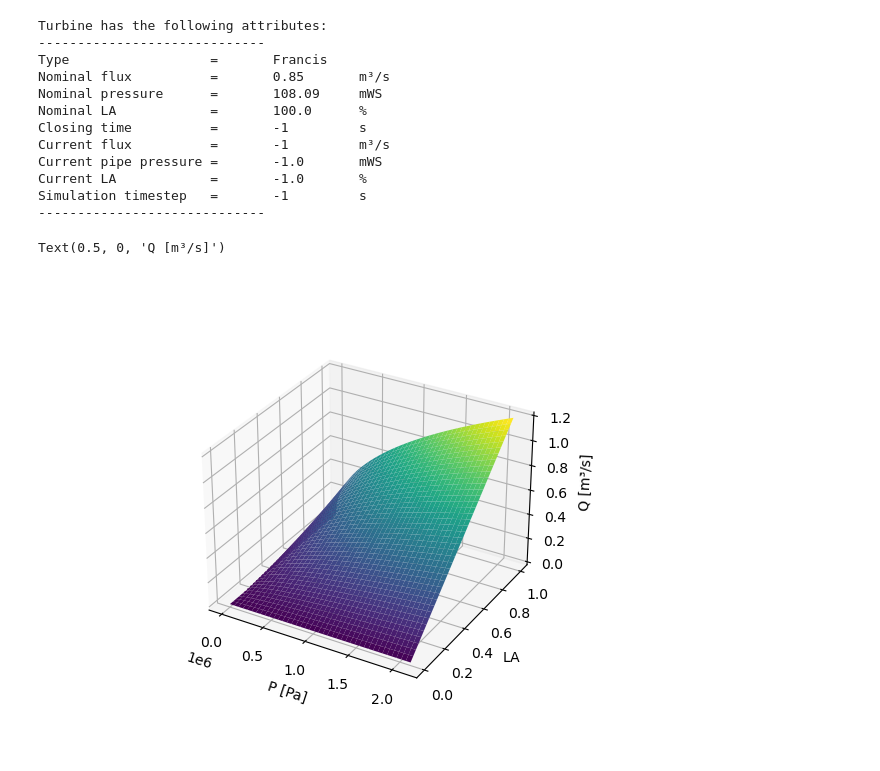
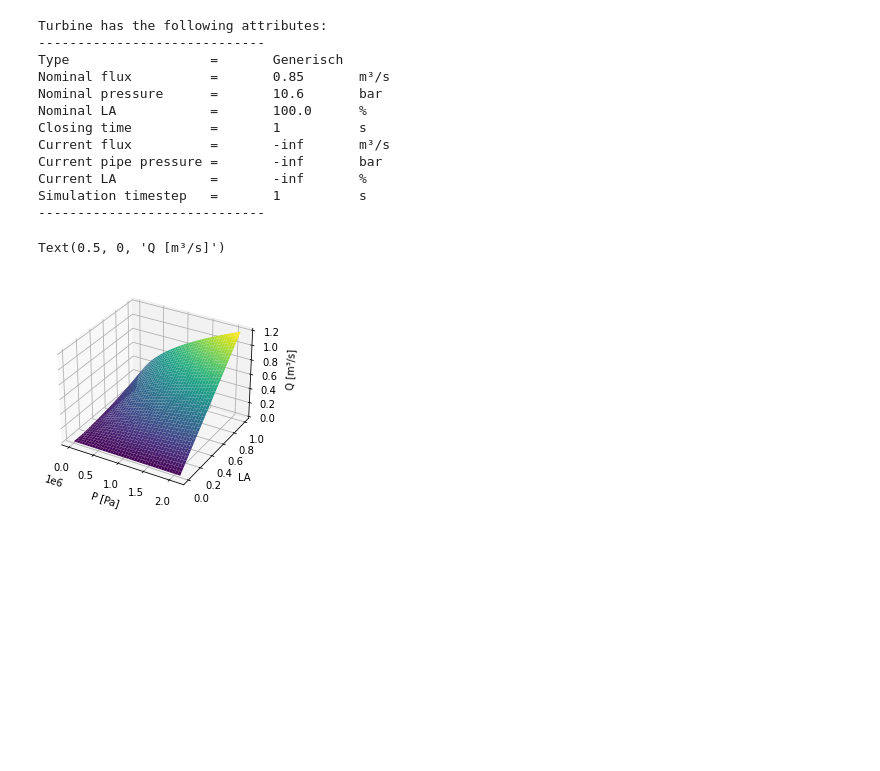
Before and after one commit to GeorgBrantegger/Kelag_DT_Slot_3, a Jupyter notebook: Turbinen/Turbinen_test_Kennlinie.ipynb, the cells around one changed output. Drawn from its saved outputs; the diff is of its cells as text; code cells hidden in the pictures; blank space fills up the shorter version.

Commit message:
renamed Francis Turbine class to just Turbine class

```diff
--- a/Turbinen/Turbinen_test_Kennlinie.ipynb
+++ b/Turbinen/Turbinen_test_Kennlinie.ipynb
@@ -15,48 +15,48 @@ from functions.pressure_conversion import pressure_conversion
 # %%
 Q_nenn = 0.85
 p_nenn = pressure_conversion(10.6,'bar','Pa')
-Untertweng1 = Francis_Turbine(Q_nenn,p_nenn)
-Untertweng1.get_info(full=True)
+Test_1 = Turbine(Q_nenn,p_nenn,1,1,'bar')
+Test_1.get_info(full=True)
 # %% [output]
 Turbine has the following attributes:
 -----------------------------
-Type                  =       Francis
+Type                  =       Generisch
 Nominal flux          =       0.85       m³/s
-Nominal pressure      =       108.09     mWS
+Nominal pressure      =       10.6       bar
 Nominal LA            =       100.0      %
-Closing time          =       -1         s
-Current flux          =       -1         m³/s
-Current pipe pressure =       -1.0       mWS
-Current LA            =       -1.0       %
-Simulation timestep   =       -1         s
+Closing time          =       1          s
+Current flux          =       -inf       m³/s
+Current pipe pressure =       -inf       bar
+Current LA            =       -inf       %
+Simulation timestep   =       1          s
 -----------------------------
 # %%
 n_p = 201
 n_LA = 201
 
-ps = np.linspace(0,2*Untertweng1.p_n,n_p,endpoint=True)
+ps = np.linspace(0,2*Test_1.p_n,n_p,endpoint=True)
 LAs = np.linspace(0,1,n_LA,endpoint=True)
 # %%
 Q_mat = np.empty([n_LA,n_p])
 
 pp,ll = np.meshgrid(ps,LAs)
 
 for i in range(n_p):
     for j in range(n_LA):
-        Untertweng1.set_pressure(pp[i,j])
-        Untertweng1.set_LA(ll[i,j],display_warning=False)
-        Q_mat[i,j] = Untertweng1.get_current_Q()
+        Test_1.set_pressure(pp[i,j])
+        Test_1.set_LA(ll[i,j],display_warning=False)
+        Q_mat[i,j] = Test_1.get_current_Q()
 
 fig1 = plt.figure()
 ax1 = plt.axes(projection='3d')
 
 ax1.plot_surface(pp, ll, Q_mat,cmap='viridis', edgecolor='none')
 ax1.set_xlabel('P [Pa]')
 ax1.set_ylabel('LA')
 ax1.set_zlabel('Q [m³/s]')
 # %% [output]
 Text(0.5, 0, 'Q [m³/s]')
-[figure, old version]
+[figure, new version]
 # %%
 LA_test = 0.1
 LA_index = int(np.argmin(abs(LAs-LA_test)))
```
Also changed, not shown: parts of 3 cells of this notebook, 4 other files.
